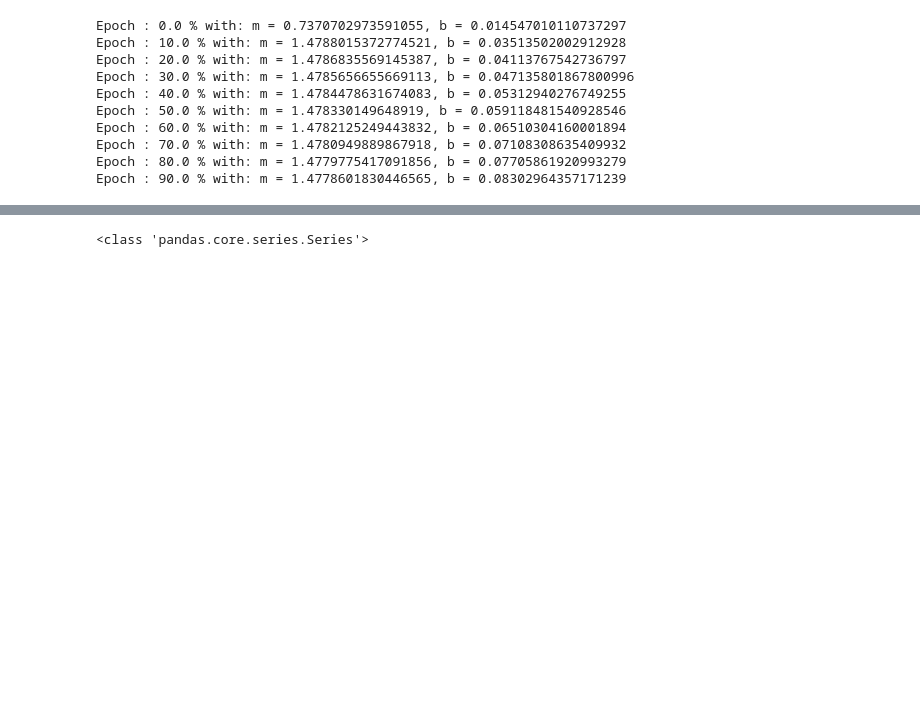
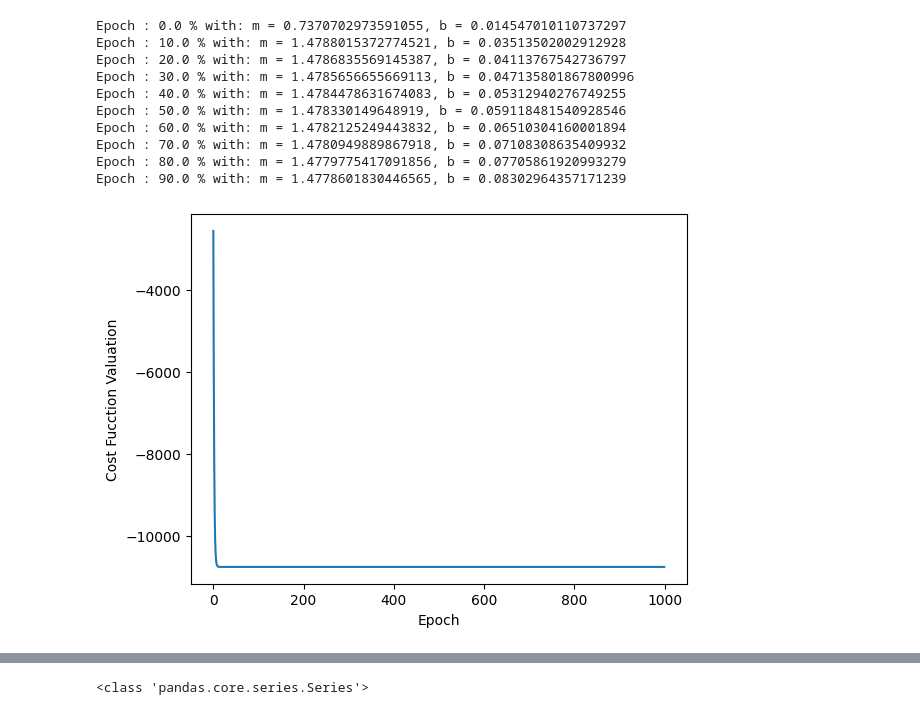
Before and after one commit to afoolinthefetter/Regression-And-Prediction, a Jupyter notebook: LinearRegressionWithGradientDescent.ipynb, the cells around one changed output, grey strips where cells are left out. Cells and saved outputs as stored; diff of their text form; code cells hidden in the pictures; blank space fills up the shorter version.

```diff
--- a/LinearRegressionWithGradientDescent.ipynb
+++ b/LinearRegressionWithGradientDescent.ipynb
@@ -46,6 +49,13 @@ Epoch : 60.0 % with: m = 1.4782125249443832, b = 0.06510304160001894
 Epoch : 70.0 % with: m = 1.4780949889867918, b = 0.07108308635409932
 Epoch : 80.0 % with: m = 1.4779775417091856, b = 0.07705861920993279
 Epoch : 90.0 % with: m = 1.4778601830446565, b = 0.08302964357171239
+# %%
+plt.plot(cost)
+plt.xlabel("Epoch")
+plt.ylabel("Cost Fucction Valuation")
+plt.show()
+# %% [output]
+[figure, added]
 # %%
 plt.scatter(X,Y)
 plt.plot([min(X),max(X)],[min(YPredict), max(YPredict)], color="red")
```
Also changed, not shown: parts of 7 cells of this notebook, 3 other files.
